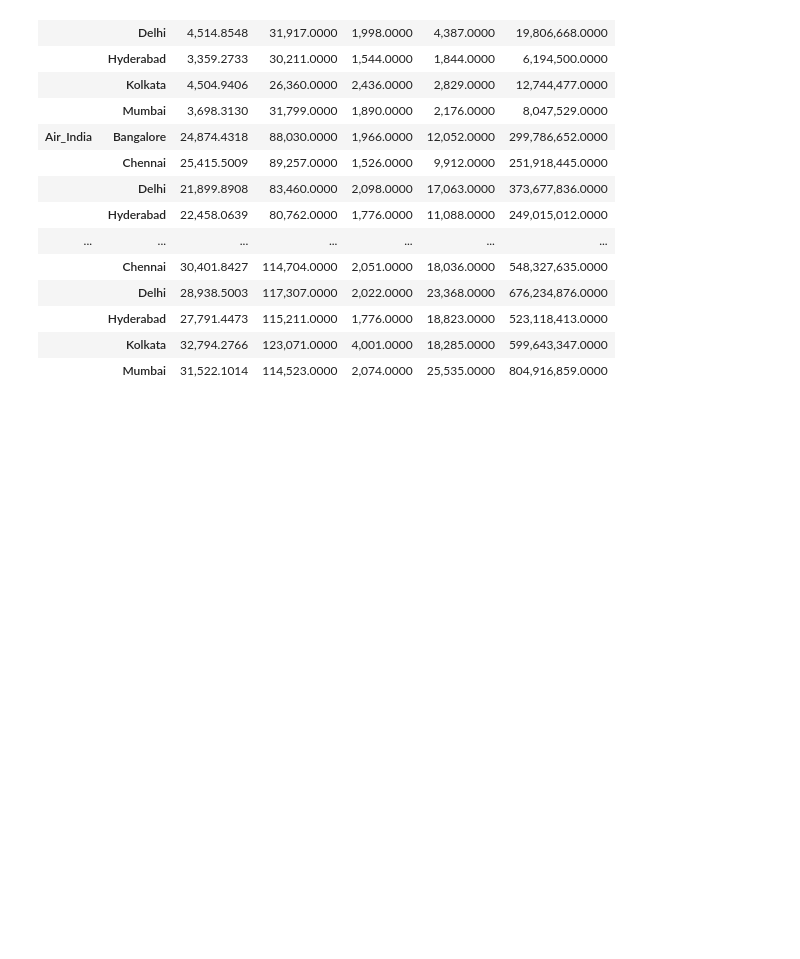
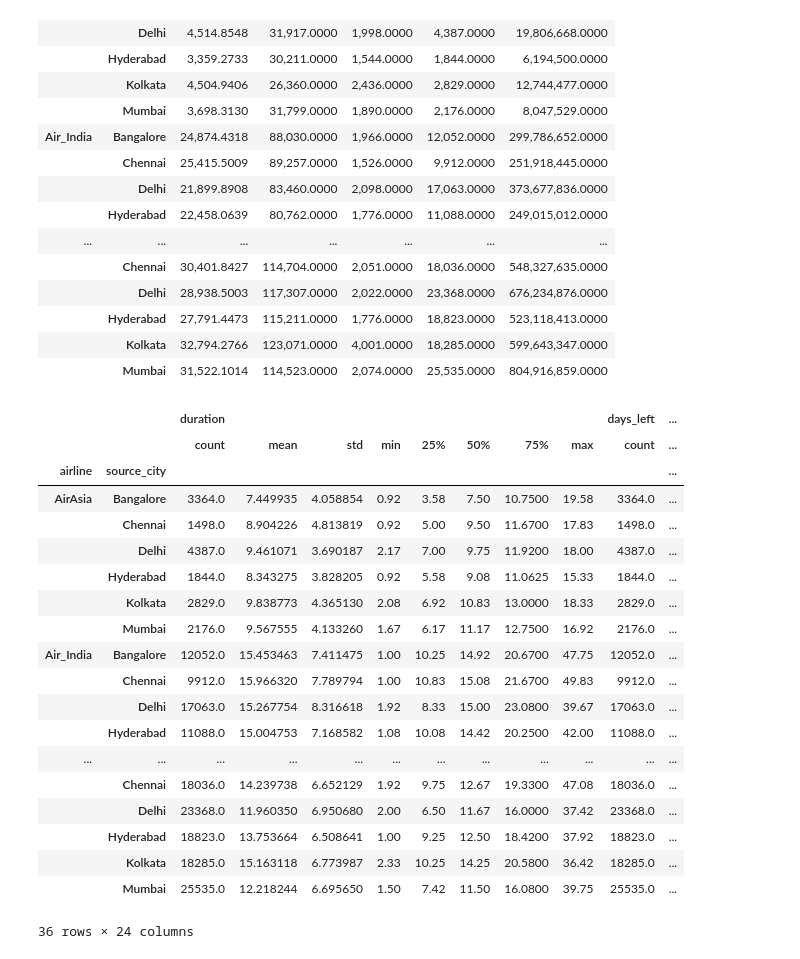
Before and after one commit to xyizko/xo-mathz, a Jupyter notebook: nb/yt-pandas-2.ipynb, the cells around one changed output. Cells and saved outputs as stored; diff of their text form; code cells hidden in the pictures; blank space fills up the shorter version.

```diff
--- a/nb/yt-pandas-2.ipynb
+++ b/nb/yt-pandas-2.ipynb
@@ -1419,3 +1419,27 @@ rg2a.style.format("{:,.4f}")
 |  | Hyderabad | 27,791.4473 | 115,211.0000 | 1,776.0000 | 18,823.0000 | 523,118,413.0000 |
 |  | Kolkata | 32,794.2766 | 123,071.0000 | 4,001.0000 | 18,285.0000 | 599,643,347.0000 |
 |  | Mumbai | 31,522.1014 | 114,523.0000 | 2,074.0000 | 25,535.0000 | 804,916,859.0000 |
+# %%
+# Using describe - Note ittle
+da1a.groupby(['airline', 'source_city']).describe()
+# %% [output]
+|  |  | duration |  |  |  |  |  |  |  | days_left | ... |
+|  |  | count | mean | std | min | 25% | 50% | 75% | max | count | ... |
+| airline | source_city |  |  |  |  |  |  |  |  |  | ... |
+| AirAsia | Bangalore | 3364.0 | 7.449935 | 4.058854 | 0.92 | 3.58 | 7.50 | 10.7500 | 19.58 | 3364.0 | ... |
+|  | Chennai | 1498.0 | 8.904226 | 4.813819 | 0.92 | 5.00 | 9.50 | 11.6700 | 17.83 | 1498.0 | ... |
+|  | Delhi | 4387.0 | 9.461071 | 3.690187 | 2.17 | 7.00 | 9.75 | 11.9200 | 18.00 | 4387.0 | ... |
+|  | Hyderabad | 1844.0 | 8.343275 | 3.828205 | 0.92 | 5.58 | 9.08 | 11.0625 | 15.33 | 1844.0 | ... |
+|  | Kolkata | 2829.0 | 9.838773 | 4.365130 | 2.08 | 6.92 | 10.83 | 13.0000 | 18.33 | 2829.0 | ... |
+|  | Mumbai | 2176.0 | 9.567555 | 4.133260 | 1.67 | 6.17 | 11.17 | 12.7500 | 16.92 | 2176.0 | ... |
+| Air_India | Bangalore | 12052.0 | 15.453463 | 7.411475 | 1.00 | 10.25 | 14.92 | 20.6700 | 47.75 | 12052.0 | ... |
+|  | Chennai | 9912.0 | 15.966320 | 7.789794 | 1.00 | 10.83 | 15.08 | 21.6700 | 49.83 | 9912.0 | ... |
+|  | Delhi | 17063.0 | 15.267754 | 8.316618 | 1.92 | 8.33 | 15.00 | 23.0800 | 39.67 | 17063.0 | ... |
+|  | Hyderabad | 11088.0 | 15.004753 | 7.168582 | 1.08 | 10.08 | 14.42 | 20.2500 | 42.00 | 11088.0 | ... |
+| ... | ... | ... | ... | ... | ... | ... | ... | ... | ... | ... | ... |
+|  | Chennai | 18036.0 | 14.239738 | 6.652129 | 1.92 | 9.75 | 12.67 | 19.3300 | 47.08 | 18036.0 | ... |
+|  | Delhi | 23368.0 | 11.960350 | 6.950680 | 2.00 | 6.50 | 11.67 | 16.0000 | 37.42 | 23368.0 | ... |
+|  | Hyderabad | 18823.0 | 13.753664 | 6.508641 | 1.00 | 9.25 | 12.50 | 18.4200 | 37.92 | 18823.0 | ... |
+|  | Kolkata | 18285.0 | 15.163118 | 6.773987 | 2.33 | 10.25 | 14.25 | 20.5800 | 36.42 | 18285.0 | ... |
+|  | Mumbai | 25535.0 | 12.218244 | 6.695650 | 1.50 | 7.42 | 11.50 | 16.0800 | 39.75 | 25535.0 | ... |
+36 rows × 24 columns
```
Also changed, not shown: parts of 1 cell of this notebook.
